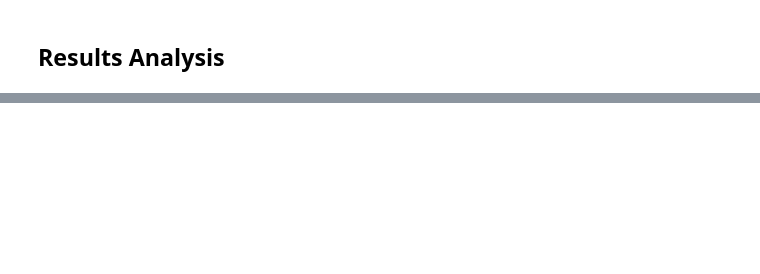
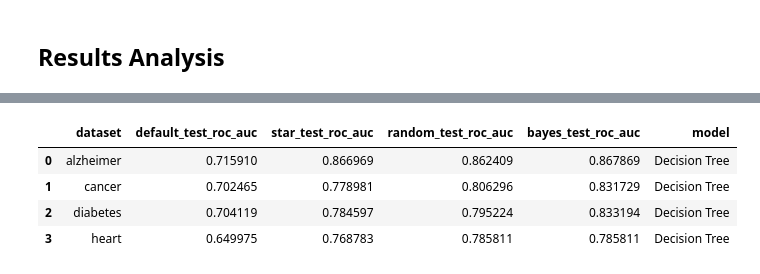
Before and after one commit to zielinskim04/HyperparameterTunability, a Jupyter notebook: ResultsAnalysis.ipynb, the cells around one changed output, grey strips where cells are left out. Saved outputs shown, nothing was run; the diff lists cells and outputs as text; code cells hidden in the pictures; blank space fills up the shorter version.

```diff
--- a/ResultsAnalysis.ipynb
+++ b/ResultsAnalysis.ipynb
@@ -130,0 +173,22 @@ plt.show()
+# %%
+# Function merges summary CSVs for Random Search and Bayesian Optimization results
+# and selects dataset, default, star, random and bayes test roc_auc columns.
+def merge_summaries(random_df, bayes_df, model_name):
+    merged = random_df.merge(bayes_df, on="dataset", suffixes=("_random", "_bayes"))
+    merged = merged.rename(columns={
+        "test_roc_auc_random": "random_test_roc_auc",
+        "test_roc_auc_bayes": "bayes_test_roc_auc",
+        "default_test_roc_auc_random": "default_test_roc_auc"
+    })
+    merged = merged[["dataset", "default_test_roc_auc", "star_test_roc_auc", "random_test_roc_auc", "bayes_test_roc_auc"]]
+    merged["model"] = model_name
+    return merged
+# %%
+decisiontree_sum = merge_summaries(decisiontree_random_summary, decisiontree_bayes_summary, "Decision Tree")
+decisiontree_sum
+# %% [output]
+|  | dataset | default_test_roc_auc | star_test_roc_auc | random_test_roc_auc | bayes_test_roc_auc | model |
+| 0 | alzheimer | 0.715910 | 0.866969 | 0.862409 | 0.867869 | Decision Tree |
+| 1 | cancer | 0.702465 | 0.778981 | 0.806296 | 0.831729 | Decision Tree |
+| 2 | diabetes | 0.704119 | 0.784597 | 0.795224 | 0.833194 | Decision Tree |
+| 3 | heart | 0.649975 | 0.768783 | 0.785811 | 0.785811 | Decision Tree |
```
Also changed, not shown: parts of 17 cells of this notebook, 3 other files.
